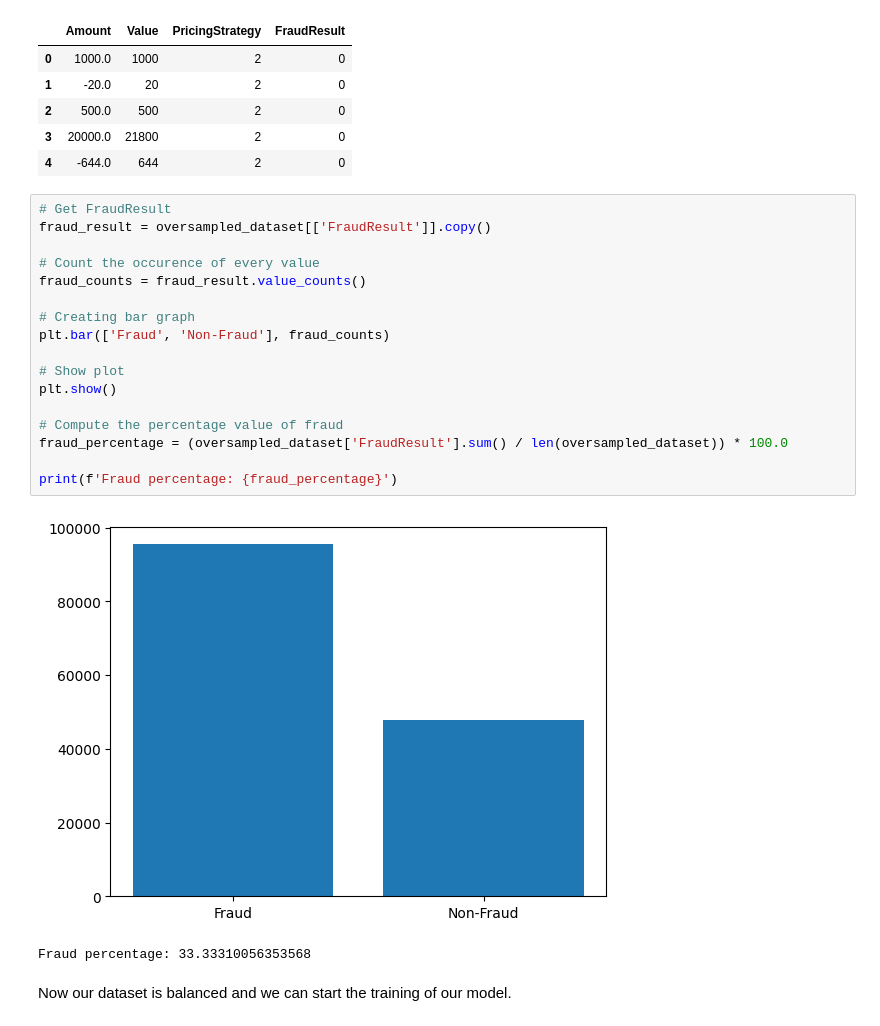
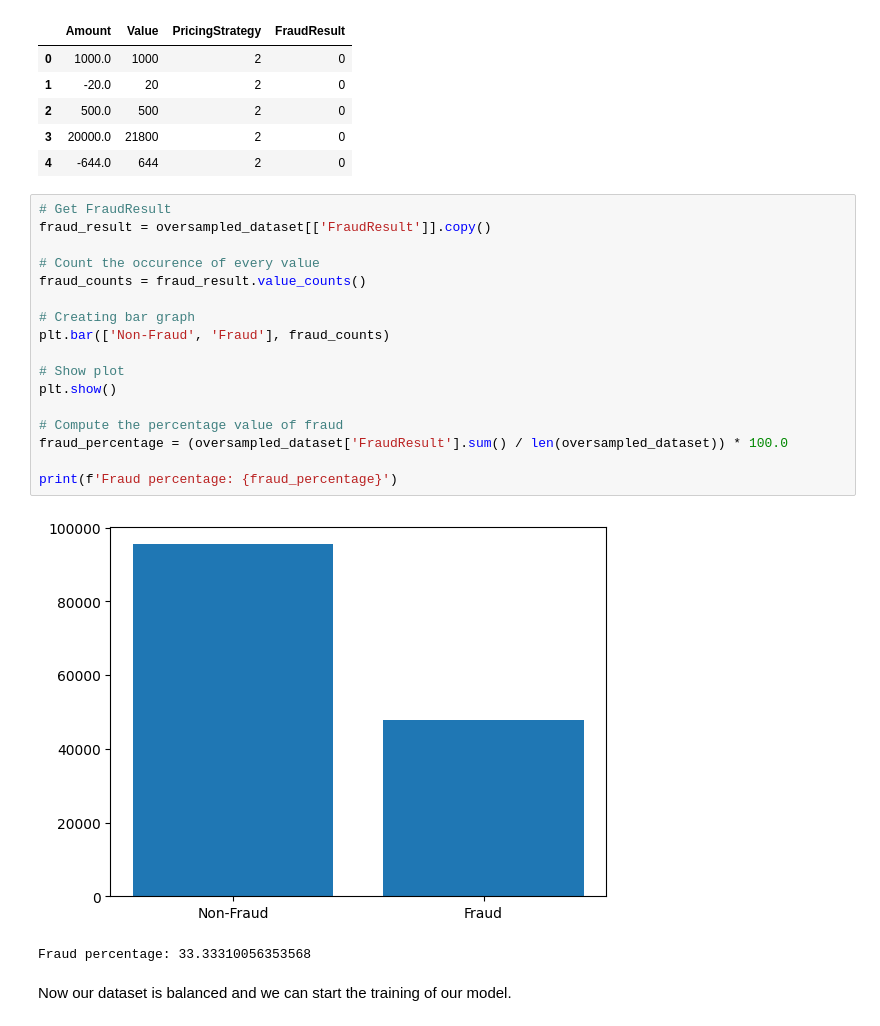
Before and after one commit to alex210501/AI5L-L1-FraudDetection, a Jupyter notebook: ml_project.ipynb, the cells around one changed output. Saved outputs shown, nothing was run; the diff lists cells and outputs as text.

```diff
--- a/ml_project.ipynb
+++ b/ml_project.ipynb
@@ -746,22 +746,22 @@ oversampled_dataset.head()
 # %%
 # Get FraudResult
 fraud_result = oversampled_dataset[['FraudResult']].copy()
 
 # Count the occurence of every value
 fraud_counts = fraud_result.value_counts()
 
 # Creating bar graph
-plt.bar(['Fraud', 'Non-Fraud'], fraud_counts)
+plt.bar(['Non-Fraud', 'Fraud'], fraud_counts)
 
 # Show plot
 plt.show()
 
 # Compute the percentage value of fraud
 fraud_percentage = (oversampled_dataset['FraudResult'].sum() / len(oversampled_dataset)) * 100.0
 
 print(f'Fraud percentage: {fraud_percentage}')
 # %% [output]
-[figure, old version]
+[figure, new version]
 Fraud percentage: 33.33310056353568
 # %% [markdown]
 Now our dataset is balanced and we can start the training of our model.
```
Also changed, not shown: parts of 1 cell of this notebook.
